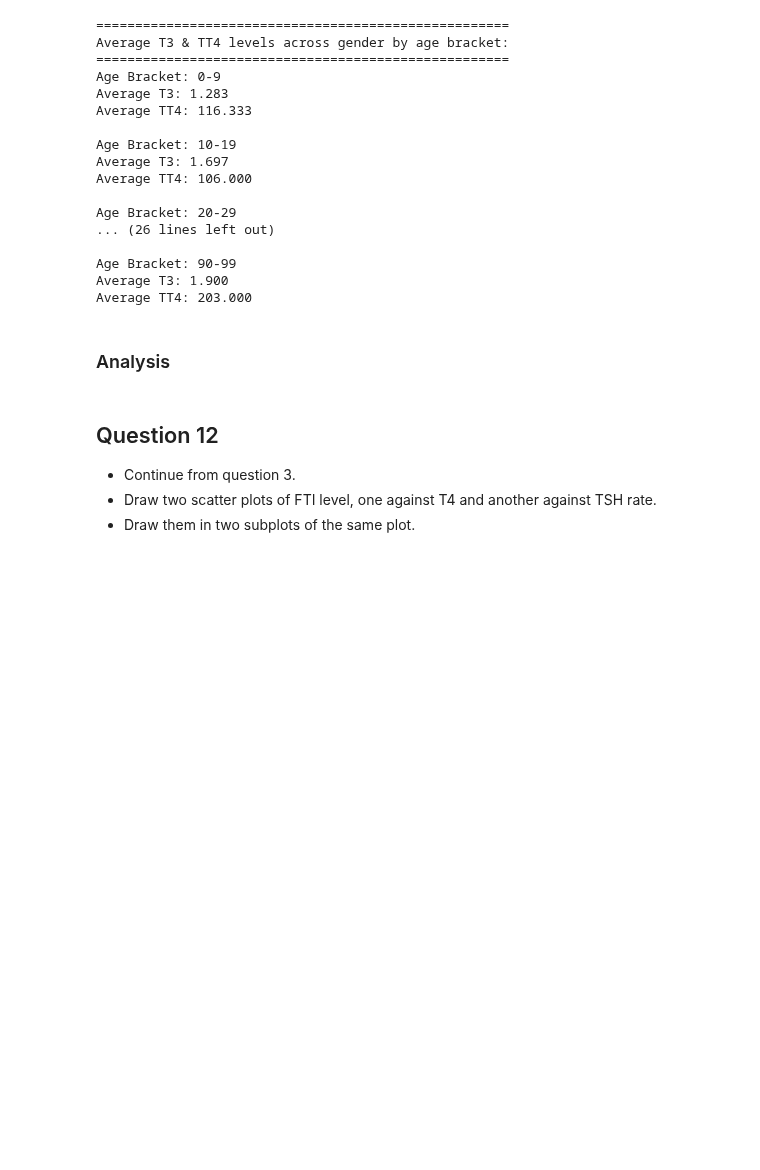
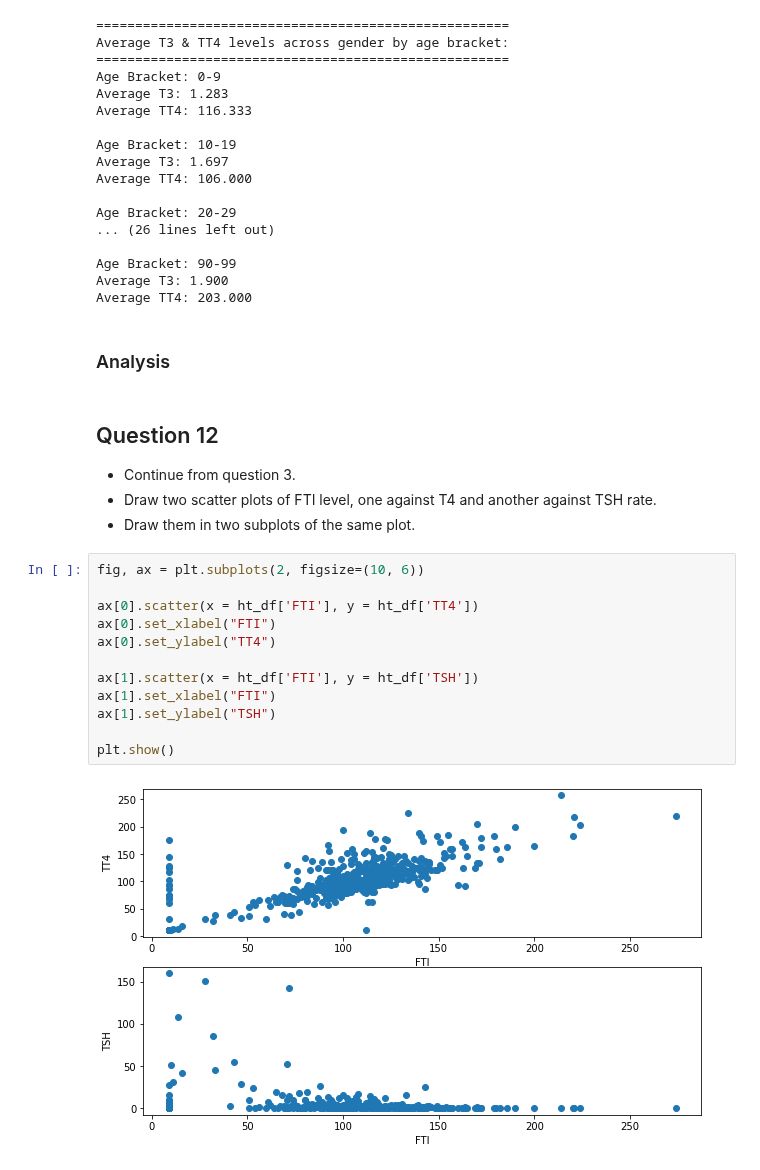
Before and after one commit to bryonbaker/SIT720, a Jupyter notebook: Assignment_1.ipynb, the cells around one changed output. Drawn from its saved outputs; the diff is of its cells as text; blank space fills up the shorter version.

```diff
--- a/Assignment_1.ipynb
+++ b/Assignment_1.ipynb
@@ -442,3 +453,17 @@ Average TT4: 203.000
 * Continue from question 3.
 * Draw two scatter plots of FTI level, one against T4 and another against TSH rate.
 * Draw them in two subplots of the same plot.
+# %%
+fig, ax = plt.subplots(2, figsize=(10, 6))
+
+ax[0].scatter(x = ht_df['FTI'], y = ht_df['TT4'])
+ax[0].set_xlabel("FTI")
+ax[0].set_ylabel("TT4")
+
+ax[1].scatter(x = ht_df['FTI'], y = ht_df['TSH'])
+ax[1].set_xlabel("FTI")
+ax[1].set_ylabel("TSH")
+
+plt.show()
+# %% [output]
+[figure, added]
```
Also changed, not shown: parts of 3 cells of this notebook.
